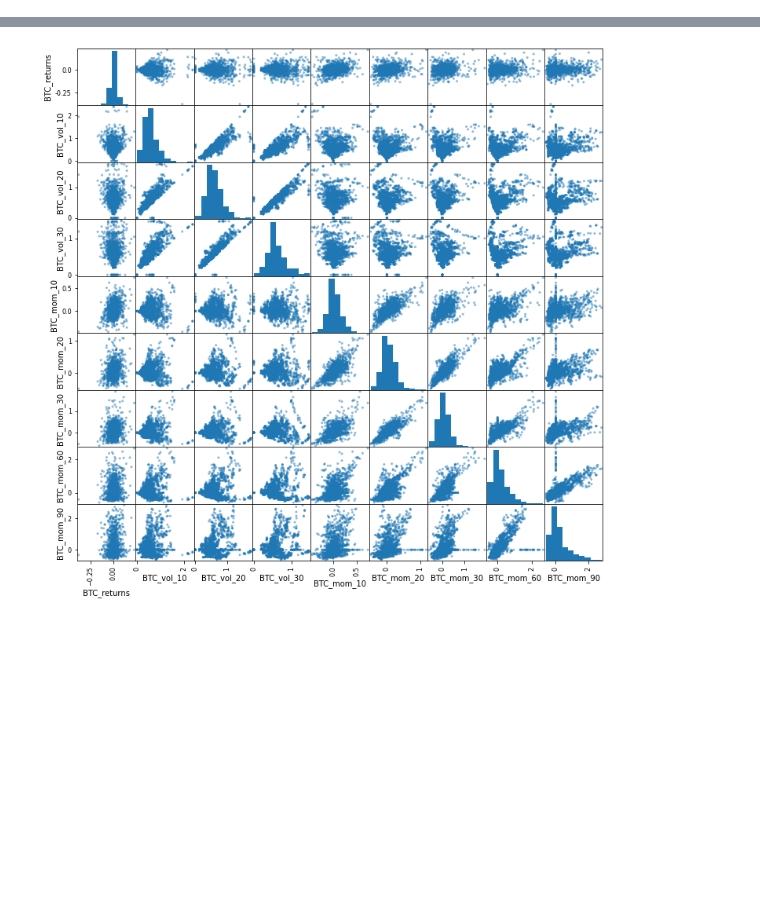
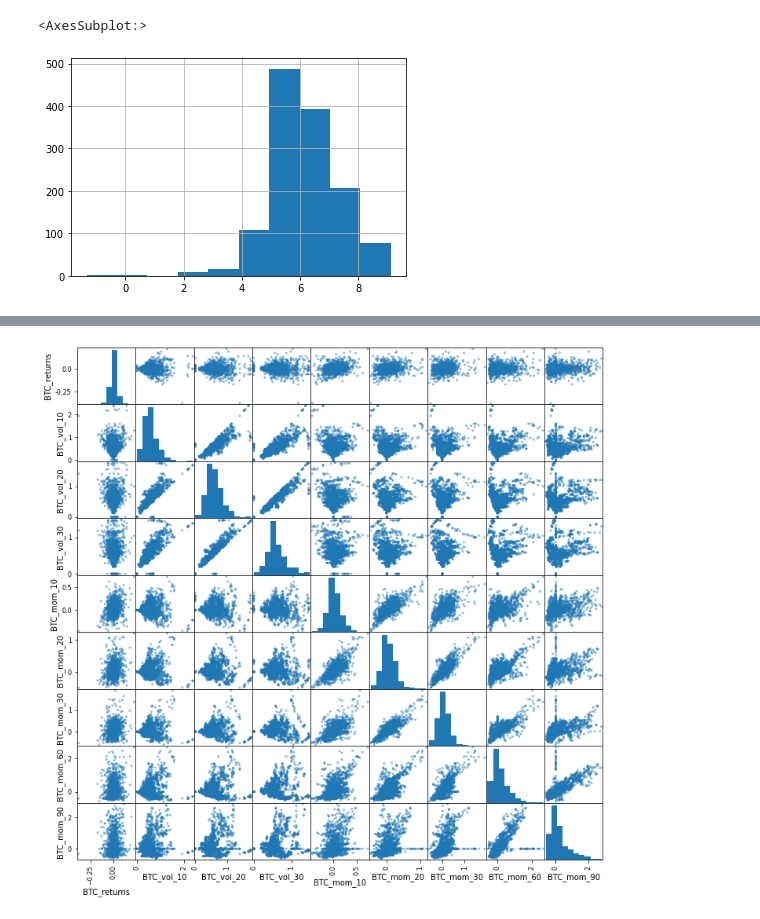
Before and after one commit to webclinic017/drift, a Jupyter notebook: exploration.ipynb, the cells around one changed output, grey strips where cells are left out. Saved outputs shown, nothing was run; the diff lists cells and outputs as text; code cells hidden in the pictures; blank space fills up the shorter version.

```diff
--- a/exploration.ipynb
+++ b/exploration.ipynb
@@ -42,0 +47,5 @@ lag_plot(data['SPY_returns'])
+# %%
+np.log(X['BTC_USD_fracdiff_10']).hist()
+# %% [output]
+<AxesSubplot:>
+[figure, added]
```
Also changed, not shown: parts of 10 cells of this notebook, 12 other files.
